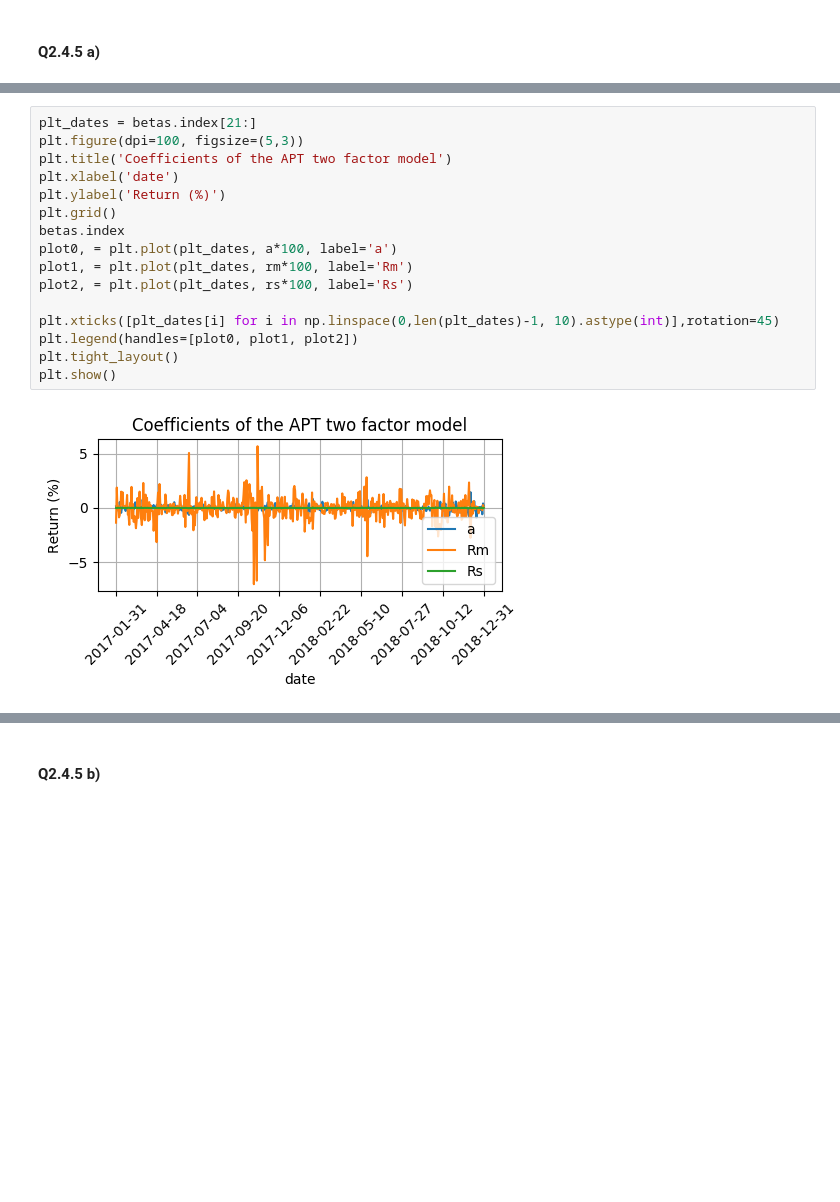
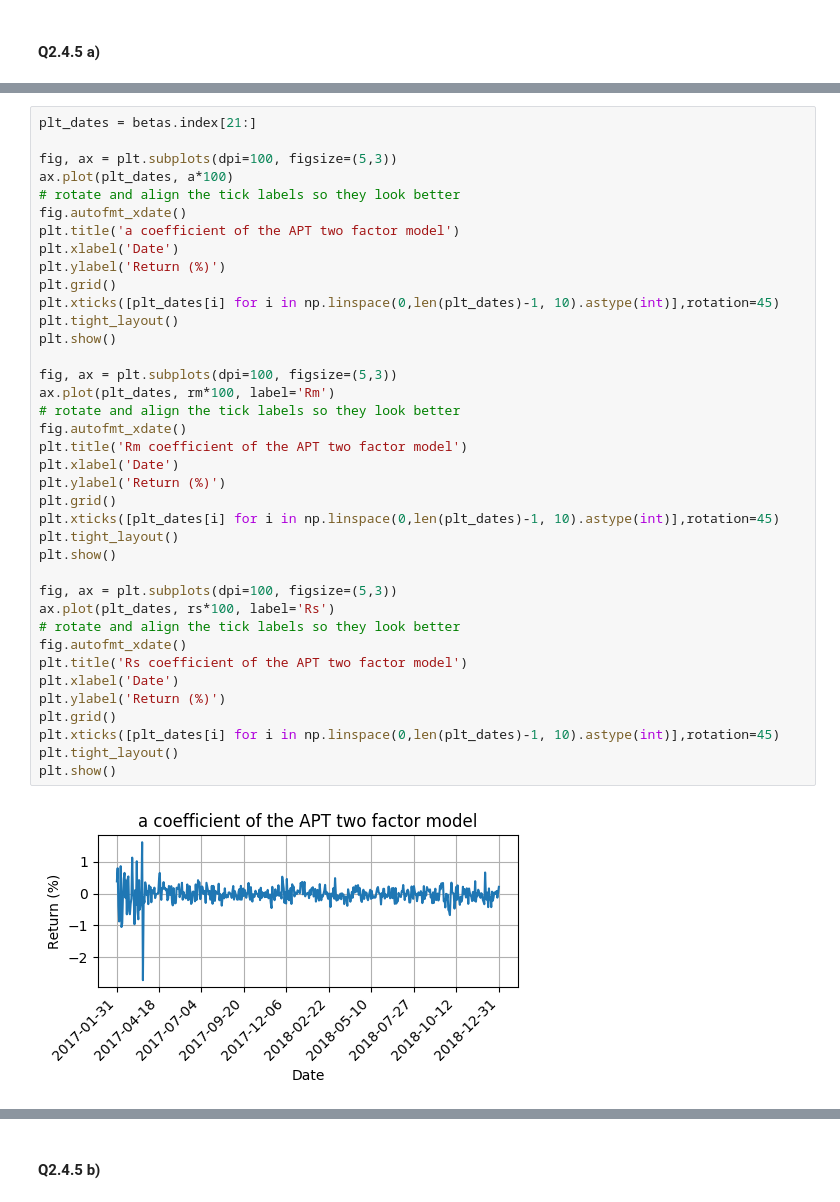
Before and after one commit to mahudu97/FSP, a Jupyter notebook: src/CW.ipynb, the cells around one changed output, grey strips where cells are left out. Drawn from its saved outputs; the diff is of its cells as text; blank space fills up the shorter version.

```diff
--- a/src/CW.ipynb
+++ b/src/CW.ipynb
@@ -872,21 +872,43 @@ for t in range(num_days):
     a[t] = reg.intercept_
     rm[t] = reg.coef_[0]
     rs[t] = reg.coef_[1]
-# %%
-plt_dates = betas.index[21:]
-plt.figure(dpi=100, figsize=(5,3))
-plt.title('Coefficients of the APT two factor model')
-plt.xlabel('date')
-plt.ylabel('Return (%)')
-plt.grid()
-betas.index
-plot0, = plt.plot(plt_dates, a*100, label='a')
-plot1, = plt.plot(plt_dates, rm*100, label='Rm')
-plot2, = plt.plot(plt_dates, rs*100, label='Rs')
-
-plt.xticks([plt_dates[i] for i in np.linspace(0,len(plt_dates)-1, 10).astype(int)],rotation=45)
-plt.legend(handles=[plot0, plot1, plot2])
-plt.tight_layout()
-plt.show()
-# %% [output]
-[figure, removed]
+# %%
+plt_dates = betas.index[21:]
+
+fig, ax = plt.subplots(dpi=100, figsize=(5,3))
+ax.plot(plt_dates, a*100)
+# rotate and align the tick labels so they look better
+fig.autofmt_xdate()
+plt.title('a coefficient of the APT two factor model')
+plt.xlabel('Date')
+plt.ylabel('Return (%)')
+plt.grid()
+plt.xticks([plt_dates[i] for i in np.linspace(0,len(plt_dates)-1, 10).astype(int)],rotation=45)
+plt.tight_layout()
+plt.show()
+
+fig, ax = plt.subplots(dpi=100, figsize=(5,3))
+ax.plot(plt_dates, rm*100, label='Rm')
+# rotate and align the tick labels so they look better
+fig.autofmt_xdate()
+plt.title('Rm coefficient of the APT two factor model')
+plt.xlabel('Date')
+plt.ylabel('Return (%)')
+plt.grid()
+plt.xticks([plt_dates[i] for i in np.linspace(0,len(plt_dates)-1, 10).astype(int)],rotation=45)
+plt.tight_layout()
+plt.show()
+
+fig, ax = plt.subplots(dpi=100, figsize=(5,3))
+ax.plot(plt_dates, rs*100, label='Rs')
+# rotate and align the tick labels so they look better
+fig.autofmt_xdate()
+plt.title('Rs coefficient of the APT two factor model')
+plt.xlabel('Date')
+plt.ylabel('Return (%)')
+plt.grid()
+plt.xticks([plt_dates[i] for i in np.linspace(0,len(plt_dates)-1, 10).astype(int)],rotation=45)
+plt.tight_layout()
+plt.show()
+# %% [output]
+[figure, added]
```
Also changed, not shown: parts of 12 cells of this notebook, 1 other file.
